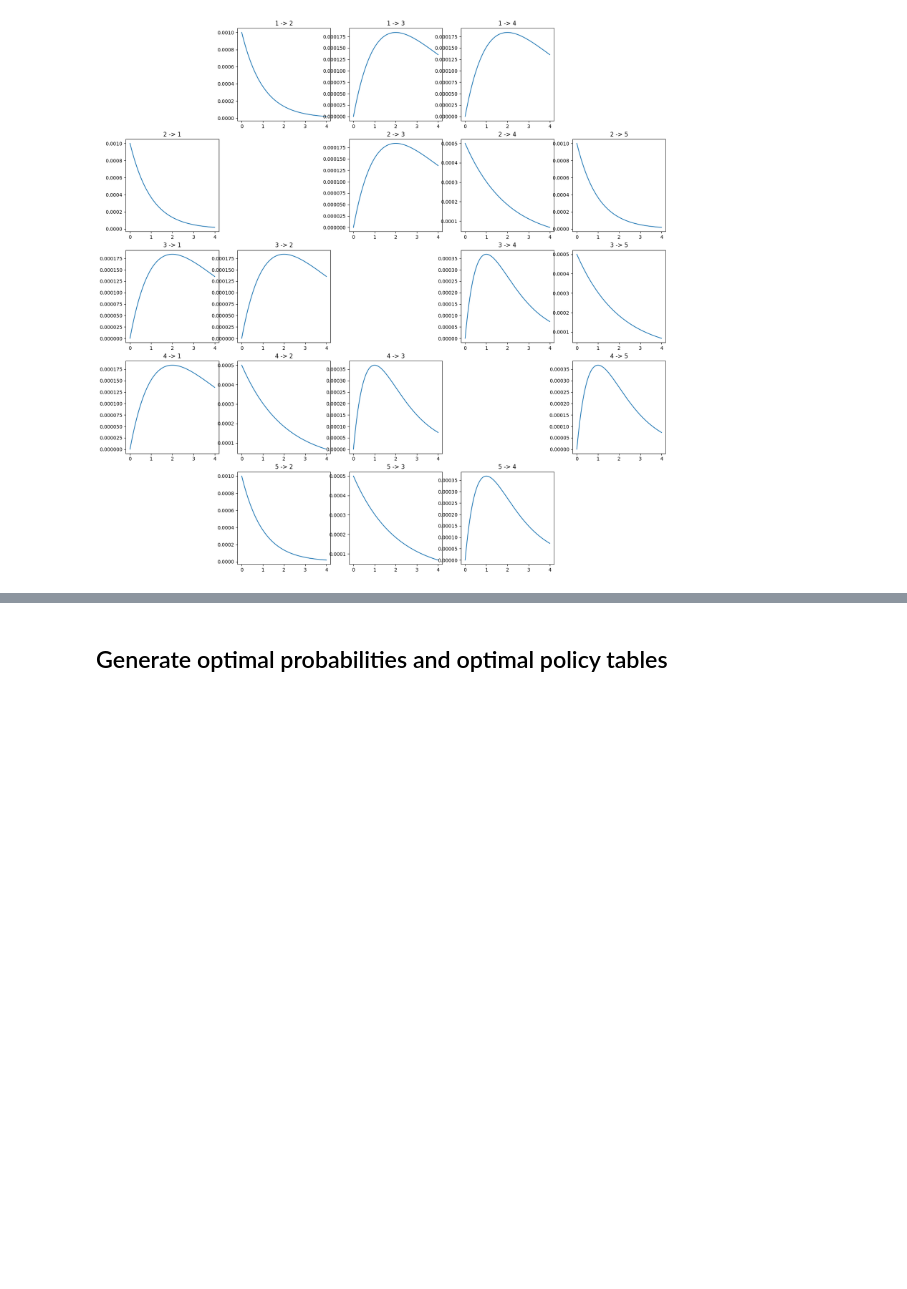
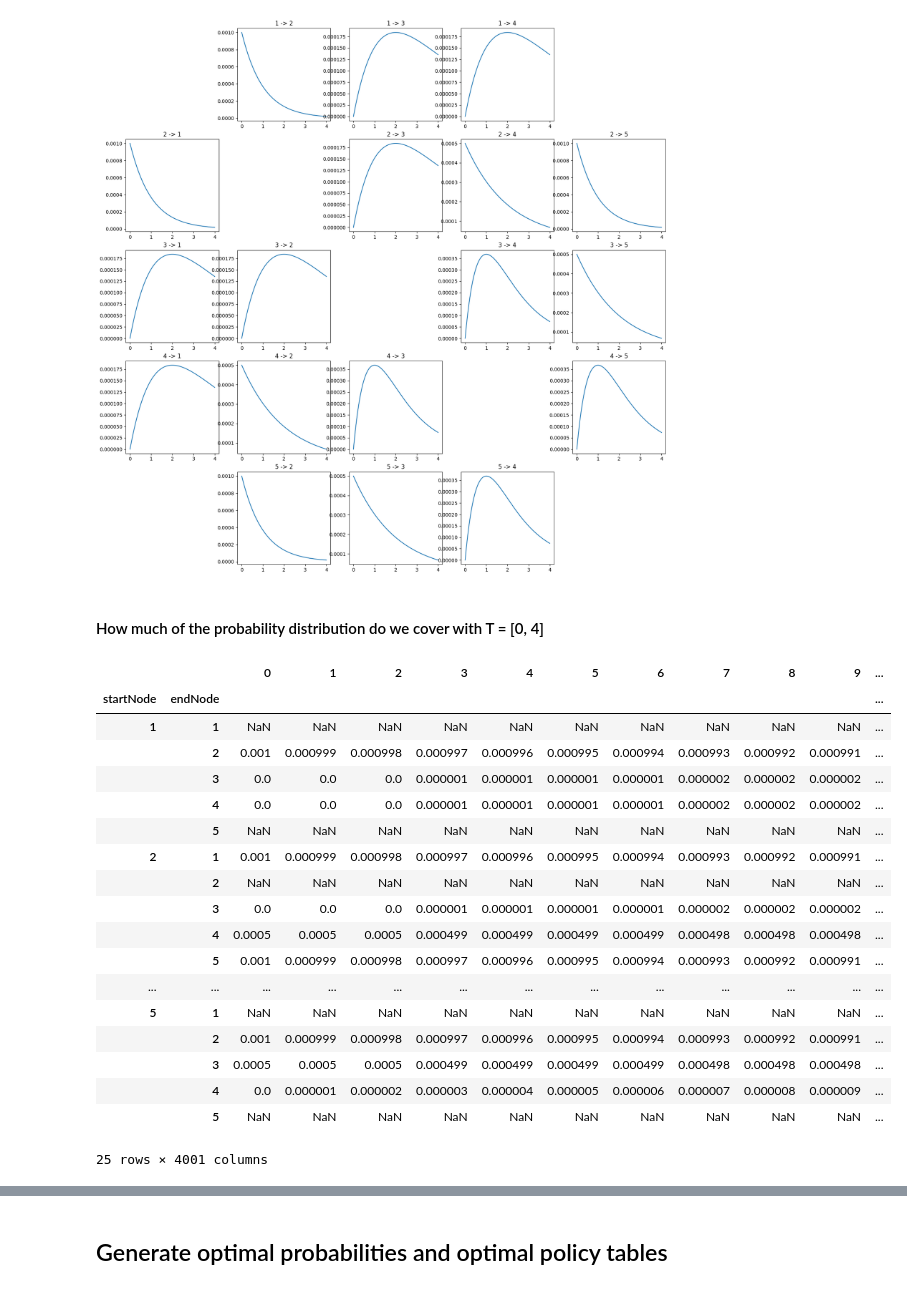
Before and after one commit to darpitydarp/ECI-253, a Jupyter notebook: HW3/ECI_253_HW3.ipynb, the cells around one changed output, grey strips where cells are left out. Saved outputs shown, nothing was run; the diff lists cells and outputs as text; code cells hidden in the pictures; blank space fills up the shorter version.

```diff
--- a/HW3/ECI_253_HW3.ipynb
+++ b/HW3/ECI_253_HW3.ipynb
@@ -71,5 +71,29 @@ for i, startNode in enumerate(nodes):
         axs[i, j].set_title(f'{startNode} -> {endNode}')
 # %% [output]
 [figure]
+# %% [markdown]
+#### How much of the probability distribution do we cover with T = [0, 4]
+# %%
+gammaDistributions
+# %% [output]
+|  |  | 0 | 1 | 2 | 3 | 4 | 5 | 6 | 7 | 8 | 9 | ... |
+| startNode | endNode |  |  |  |  |  |  |  |  |  |  | ... |
+| 1 | 1 | NaN | NaN | NaN | NaN | NaN | NaN | NaN | NaN | NaN | NaN | ... |
+|  | 2 | 0.001 | 0.000999 | 0.000998 | 0.000997 | 0.000996 | 0.000995 | 0.000994 | 0.000993 | 0.000992 | 0.000991 | ... |
+|  | 3 | 0.0 | 0.0 | 0.0 | 0.000001 | 0.000001 | 0.000001 | 0.000001 | 0.000002 | 0.000002 | 0.000002 | ... |
+|  | 4 | 0.0 | 0.0 | 0.0 | 0.000001 | 0.000001 | 0.000001 | 0.000001 | 0.000002 | 0.000002 | 0.000002 | ... |
+|  | 5 | NaN | NaN | NaN | NaN | NaN | NaN | NaN | NaN | NaN | NaN | ... |
+| 2 | 1 | 0.001 | 0.000999 | 0.000998 | 0.000997 | 0.000996 | 0.000995 | 0.000994 | 0.000993 | 0.000992 | 0.000991 | ... |
+|  | 2 | NaN | NaN | NaN | NaN | NaN | NaN | NaN | NaN | NaN | NaN | ... |
+|  | 3 | 0.0 | 0.0 | 0.0 | 0.000001 | 0.000001 | 0.000001 | 0.000001 | 0.000002 | 0.000002 | 0.000002 | ... |
+|  | 4 | 0.0005 | 0.0005 | 0.0005 | 0.000499 | 0.000499 | 0.000499 | 0.000499 | 0.000498 | 0.000498 | 0.000498 | ... |
+|  | 5 | 0.001 | 0.000999 | 0.000998 | 0.000997 | 0.000996 | 0.000995 | 0.000994 | 0.000993 | 0.000992 | 0.000991 | ... |
+| ... | ... | ... | ... | ... | ... | ... | ... | ... | ... | ... | ... | ... |
+| 5 | 1 | NaN | NaN | NaN | NaN | NaN | NaN | NaN | NaN | NaN | NaN | ... |
+|  | 2 | 0.001 | 0.000999 | 0.000998 | 0.000997 | 0.000996 | 0.000995 | 0.000994 | 0.000993 | 0.000992 | 0.000991 | ... |
+|  | 3 | 0.0005 | 0.0005 | 0.0005 | 0.000499 | 0.000499 | 0.000499 | 0.000499 | 0.000498 | 0.000498 | 0.000498 | ... |
+|  | 4 | 0.0 | 0.000001 | 0.000002 | 0.000003 | 0.000004 | 0.000005 | 0.000006 | 0.000007 | 0.000008 | 0.000009 | ... |
+|  | 5 | NaN | NaN | NaN | NaN | NaN | NaN | NaN | NaN | NaN | NaN | ... |
+25 rows × 4001 columns
 # %%
 for startNode, endNode in gammaDistributions.index:
```
Also changed, not shown: parts of 6 cells of this notebook.
